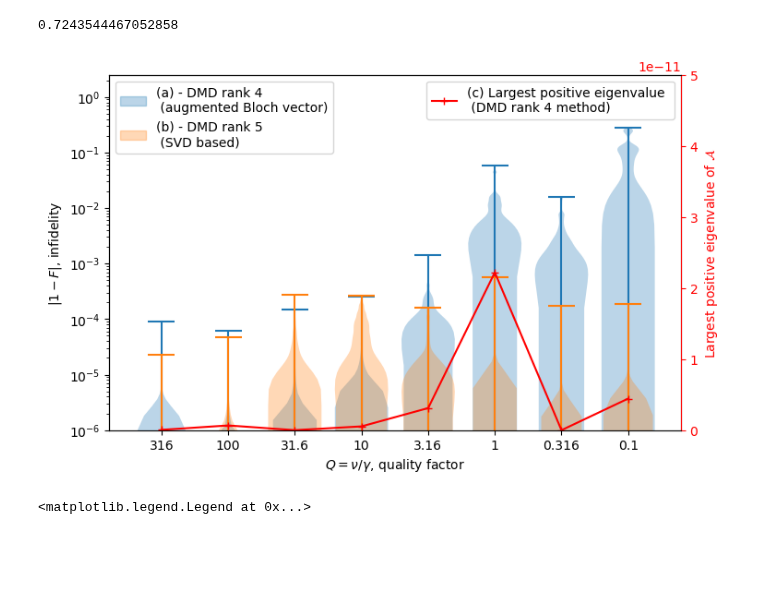
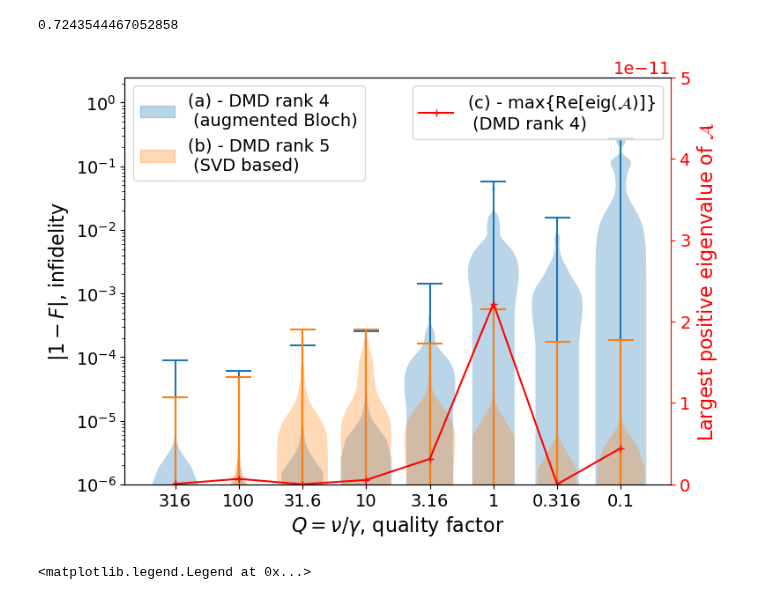
Before and after one commit to zpopovych/quantum-open-systems-polynomial-sid, a Jupyter notebook: LSID/03_plot_LSID_violin.ipynb, the cells around one changed output. Drawn from its saved outputs; the diff is of its cells as text; code cells hidden in the pictures; blank space fills up the shorter version.

```diff
--- a/LSID/03_plot_LSID_violin.ipynb
+++ b/LSID/03_plot_LSID_violin.ipynb
@@ -100,8 +100,16 @@ Q = [316,  100,  31.6,   10,   3.16,    1,    0.316,    0.1]
 # %%
 labels = []
 
+# Set the font sizes globally
+plt.rcParams.update({'font.size': 14,  # Increase overall font size
+                    'axes.labelsize': 16,  # Axis label size
+                    'xtick.labelsize': 14,  # X-axis tick label size
+                    'ytick.labelsize': 14,  # Y-axis tick label size
+                    'legend.fontsize': 14,  # Legend font size
+                    'axes.titlesize': 18})  # Title font size (if you have any)
+
 # Create the first plot
-fig, ax1 = plt.subplots(figsize=(8, 5))
+fig, ax1 = plt.subplots(figsize=(8, 6))
 
 #add_label(ax1.violinplot([1-np.abs(_)  for _ in benchmark_slsqp_fids], showextrema=True, widths=0.6), "(c) - Infidelity of Benchmark method")
 
@@ -109,41 +117,41 @@ fig, ax1 = plt.subplots(figsize=(8, 5))
 
 #add_label(ax1.violinplot([1-np.abs(_)  for _ in lindblad_tssos_fids[:4]], showextrema=True, widths=0.8), "(b) - Infidelity of Lindblad ansatz")
 
-add_label(ax1.violinplot([1-np.abs(_)  for _ in dmd4_fids], showextrema=True, widths=0.8), "(a) - DMD rank 4 \n (augmented Bloch vector)")
+add_label(ax1.violinplot([1-np.abs(_)  for _ in dmd4_fids], showextrema=True, widths=0.8), "(a) - DMD rank 4 \n (augmented Bloch)")
 
 add_label(ax1.violinplot([1-np.abs(_)  for _ in fidelities_dmd5], showextrema=True, widths=0.8), "(b) - DMD rank 5 \n (SVD based)")
 
 #showmedians=True,
 
 
 ax2 = ax1.twinx()
-ax2.plot(np.arange(1,9), PosEvals, marker="+", color="red", label = "(c) Largest positive eigenvalue \n (DMD rank 4 method)")
+ax2.plot(np.arange(1,9), PosEvals, marker="+", color="red", label = "(c) - max{Re[eig($\mathcal{A}$)]}\n (DMD rank 4)")
 #ax2.set_yscale('log')
 ax2.set_ylim(0, 1e-10/2)
 ax2.set_ylabel(r'Largest positive eigenvalue of $\mathcal{A}$ ', color='red')
 
 ax1.set_yscale('log')
 ax1.set_ylim(1e-6, 2.5)
 
 #ax1.tight_layout()
 
 ax1.set_xticks(range(1, len(γ_list) + 1), Q)
 ax1.set_xlabel("$Q= \\nu / \\gamma$, quality factor")
 
 ax1.set_ylabel("$|1 - F|$, infidelity")
 
 ax1.legend(*zip(*labels), loc=2)
 
 # Changing the color of the second y-axis
 ax2.tick_params(axis='y', colors='red')
 ax2.spines['right'].set_color('red')
 ax2.legend(loc=1)
 
 #ax1.set_title("Performance of Markovian models for spin boson system")
 
 fig.savefig("DMD_Bloch4-5.pdf")
 # %% [output]
-[figure, old version]
+[figure, new version]
 # %%
 labels = []
 
```
Also changed, not shown: 5 other files.
